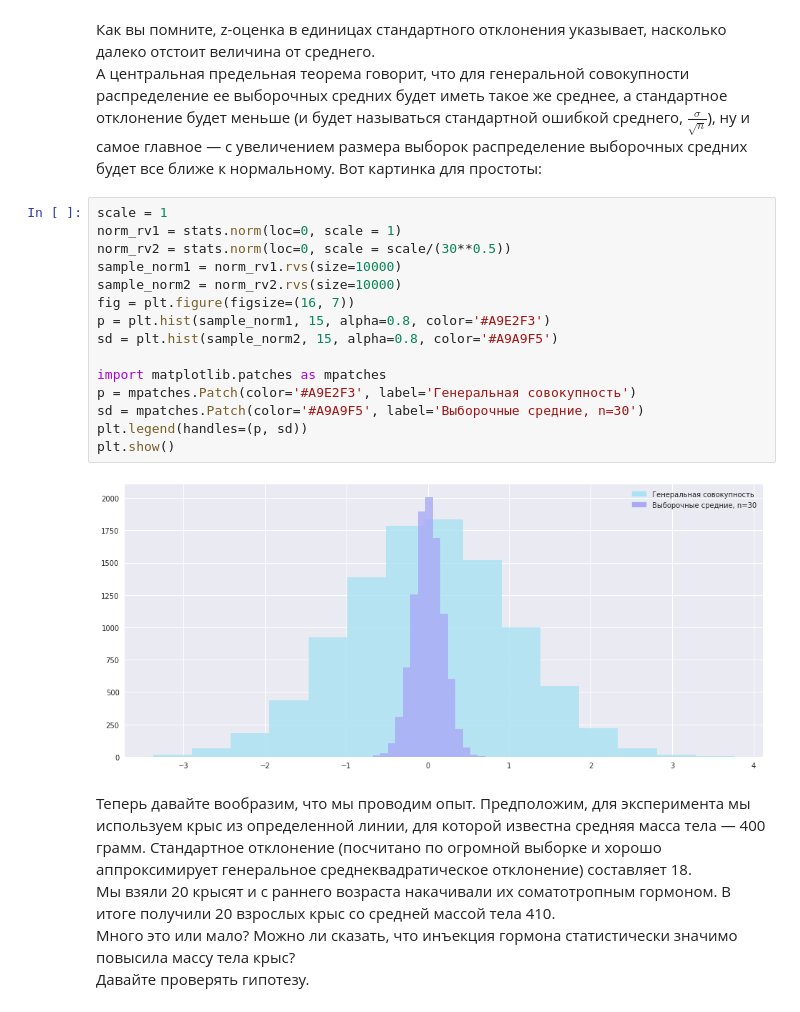
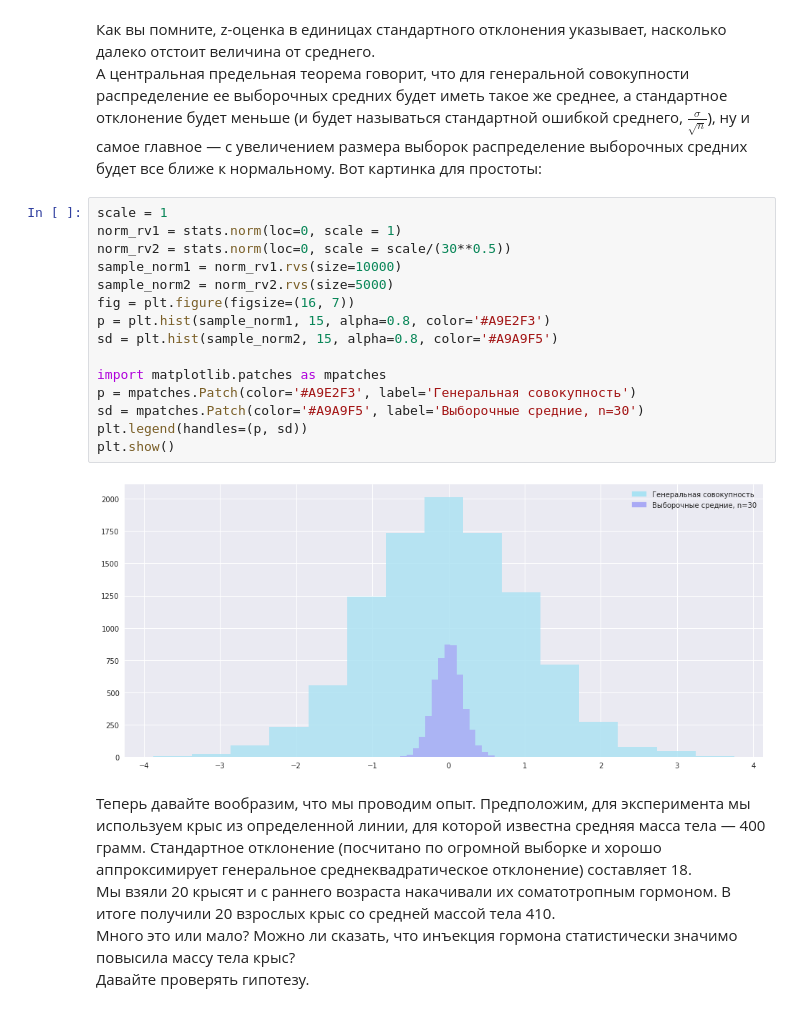
Before and after one commit to mishaberegov/statistics, a Jupyter notebook: Статистика_для_нубов.ipynb, the cells around one changed output. Cells and saved outputs as stored; diff of their text form.

```diff
--- a/Статистика_для_нубов.ipynb
+++ b/Статистика_для_нубов.ipynb
@@ -758,20 +779,20 @@ Image("type-i-and-type-ii-errors.jpg", width=700)
 # %%
 scale = 1
 norm_rv1 = stats.norm(loc=0, scale = 1)
 norm_rv2 = stats.norm(loc=0, scale = scale/(30**0.5))
 sample_norm1 = norm_rv1.rvs(size=10000)
-sample_norm2 = norm_rv2.rvs(size=10000)
+sample_norm2 = norm_rv2.rvs(size=5000)
 fig = plt.figure(figsize=(16, 7))
 p = plt.hist(sample_norm1, 15, alpha=0.8, color='#A9E2F3')
 sd = plt.hist(sample_norm2, 15, alpha=0.8, color='#A9A9F5')
 
 import matplotlib.patches as mpatches
 p = mpatches.Patch(color='#A9E2F3', label='Генеральная совокупность')
 sd = mpatches.Patch(color='#A9A9F5', label='Выборочные средние, n=30')
 plt.legend(handles=(p, sd))
 plt.show()
 # %% [output]
-[figure, old version]
+[figure, new version]
 # %% [markdown]
 Теперь давайте вообразим, что мы проводим опыт. Предположим, для эксперимента мы используем крыс из определенной линии, для которой известна средняя масса тела &mdash; 400 грамм. Стандартное отклонение (посчитано по огромной выборке и хорошо аппроксимирует генеральное среднеквадратическое отклонение) составляет 18. <br>
 Мы взяли 20 крысят и с раннего возраста накачивали их соматотропным гормоном. В итоге получили 20 взрослых крыс со средней массой тела 410. <br>
```
Also changed, not shown: parts of 96 cells of this notebook.
